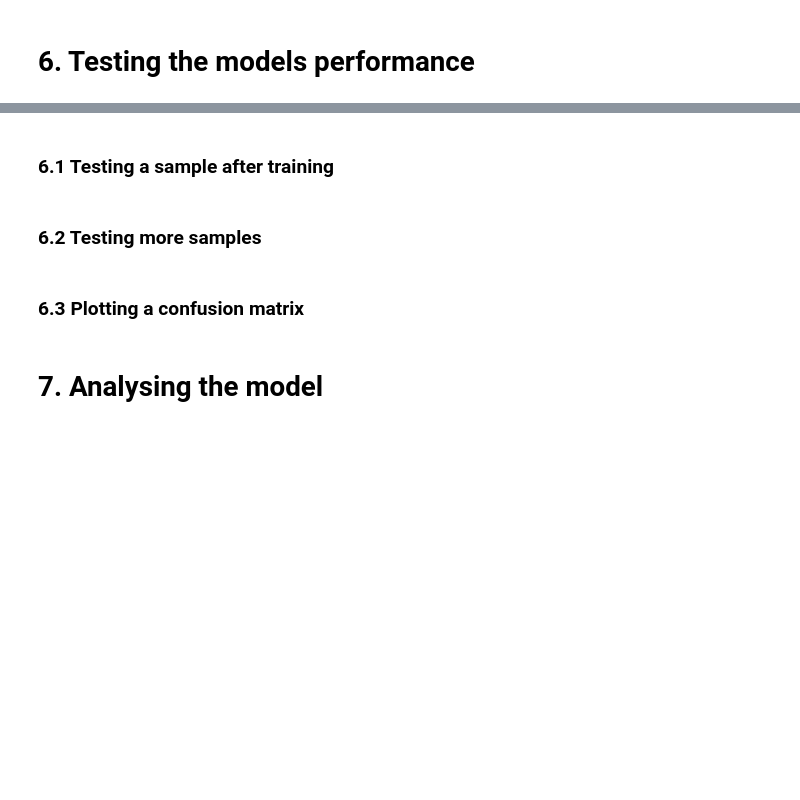
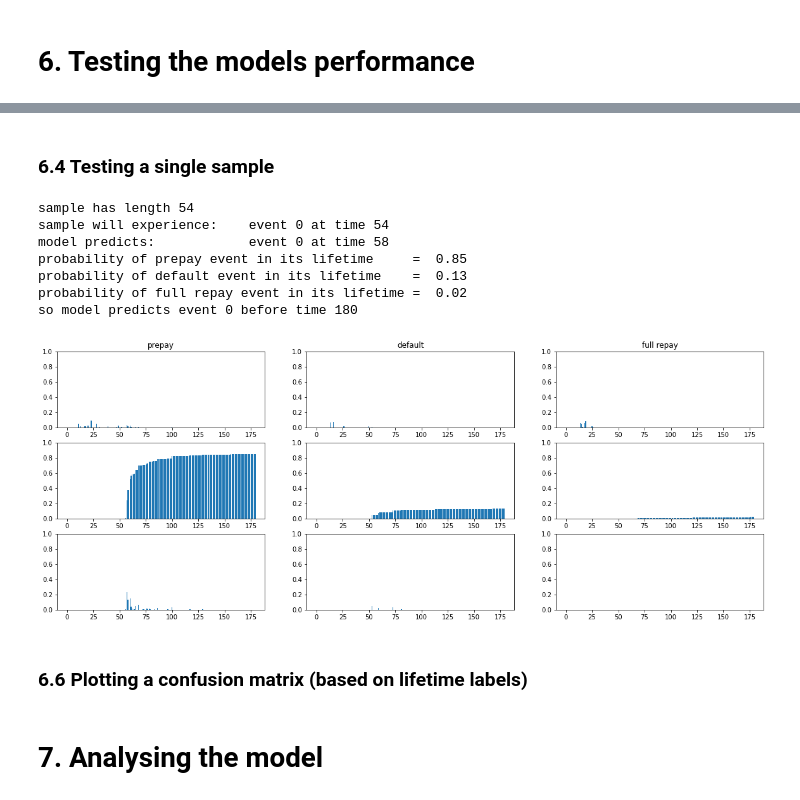
Before and after one commit to madkerpe/poc_ddht_pytorch, a Jupyter notebook: main_FREDDIEMAC.ipynb, the cells around one changed output, grey strips where cells are left out. Saved outputs shown, nothing was run; the diff lists cells and outputs as text; code cells hidden in the pictures; blank space fills up the shorter version.

Commit message:
concordance index and analysis rework

```diff
--- a/main_FREDDIEMAC.ipynb
+++ b/main_FREDDIEMAC.ipynb
@@ -458,7 +487,7 @@ if COLAB:
 # %% [markdown]
 # 6. Testing the models performance
 # %%
-LOCAL_PATH = "models/main_model_v2_464.pth"
+LOCAL_PATH = "models/main_model_e1_b256_v4.pth"
 
 if COLAB:
   DDHT.load_state_dict(torch.load(get_PATH(MODEL_VERSION, None, None, COLAB)))
@@ -466,0 +550,5 @@ else:
+# %%
+predicted_event_batch_index = torch.argmax(test_batch_cif_diff.view(BATCH_SIZE, -1), dim=1)
+predicted_event_batch = predicted_event_batch_index // MAX_LENGTH
+predicted_tte_batch = (predicted_event_batch_index % MAX_LENGTH) + 1
+predicted_event_lifetime_batch = torch.argmax(test_batch_cif[:,:,-1], dim=1)
@@ -467,32 +582,27 @@ else:
+# %% [markdown]
+### 6.4 Testing a single sample
 # %%
 test_sample_index = 0
-# %% [markdown]
-### 6.1 Testing a sample after training
 # %%
-from utils import plot_fht_and_cif, plot_fht, plot_cif
+from utils import plot_fht_and_cif_and_diff
 from losses import CIF_K_tau
 
-test_batch_data, test_batch_data_length, test_batch_event, test_batch_tte = next(iter(test_data_loader))
+print("sample has length %d" % test_batch_data_length[test_sample_index])
+print("sample will experience:    event %d at time %d" % (test_batch_event[test_sample_index], test_batch_tte[test_sample_index]))
+print("model predicts:            event %d at time %d" % (predicted_event_batch[test_sample_index], predicted_tte_batch[test_sample_index]))
 
-test_batch_data = test_batch_data.to(DEVICE)
-test_batch_data_length = test_batch_data_length.to(DEVICE)
-test_batch_event = test_batch_event.to(DEVICE)
+print("probability of prepay event in its lifetime     =  %.2f" % test_batch_cif[test_sample_index, 0, MAX_LENGTH - 1])
+print("probability of default event in its lifetime    =  %.2f" % test_batch_cif[test_sample_index, 1, MAX_LENGTH - 1])
+print("probability of full repay event in its lifetime =  %.2f" % test_batch_cif[test_sample_index, 2, MAX_LENGTH - 1])
+print("so model predicts event %d before time %d" % (predicted_event_lifetime_batch[test_sample_index], MAX_LENGTH))
 
-DDHT.eval()
-
-test_output, test_first_hitting_time, test_attention_weights = DDHT(test_batch_data, test_batch_data_length)
-test_first_hitting_time_argmax = test_first_hitting_time.argmax(dim=1)
-model_event_prediction = test_first_hitting_time_argmax // MAX_LENGTH
-model_tte_prediction = test_first_hitting_time_argmax % MAX_LENGTH
-
-print("For the first sample of the test batch:")
-print("sample has length %d" % test_batch_data_length[test_sample_index])
-print("the model predicts the event %d at time %d" % (model_event_prediction[test_sample_index], model_tte_prediction[test_sample_index] + 1))
-
-print("probability of prepay event = %.2f" % CIF_K_tau(test_first_hitting_time[test_sample_index], 0, MAX_LENGTH, test_batch_data_length[test_sample_index], MAX_LENGTH).item())
-print("probability of default event = %.2f" % CIF_K_tau(test_first_hitting_time[test_sample_index], 1, MAX_LENGTH, test_batch_data_length[test_sample_index], MAX_LENGTH).item())
-print("probability of full repay event = %.2f" % CIF_K_tau(test_first_hitting_time[test_sample_index], 2, MAX_LENGTH, test_batch_data_length[test_sample_index], MAX_LENGTH).item())
-
-plot_fht_and_cif(test_first_hitting_time[test_sample_index], test_batch_data_length[test_sample_index], MAX_LENGTH)
+plot_fht_and_cif_and_diff(test_first_hitting_time[test_sample_index], test_batch_data_length[test_sample_index], MAX_LENGTH)
+# %% [output]
+sample has length 54
+sample will experience:    event 0 at time 54
+model predicts:            event 0 at time 58
+probability of prepay event in its lifetime     =  0.85
+probability of default event in its lifetime    =  0.13
+probability of full repay event in its lifetime =  0.02
+so model predicts event 0 before time 180
+[figure, added]
-# %% [markdown]
-### 6.2 Testing more samples
@@ -504,3 +609,3 @@ for test_sample_index in range(2**3):
 # %% [markdown]
-### 6.3 Plotting a confusion matrix
+### 6.6 Plotting a confusion matrix (based on lifetime labels)
 # %%
```
Also changed, not shown: parts of 22 cells of this notebook, 6 other files.
